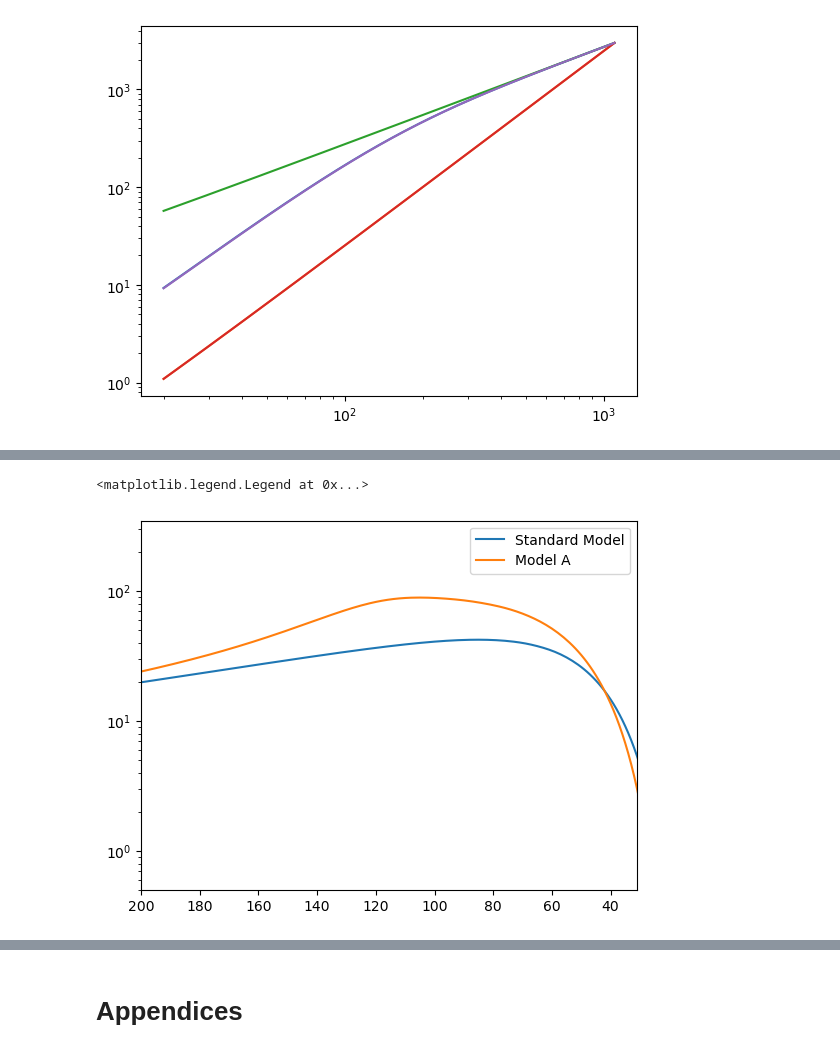
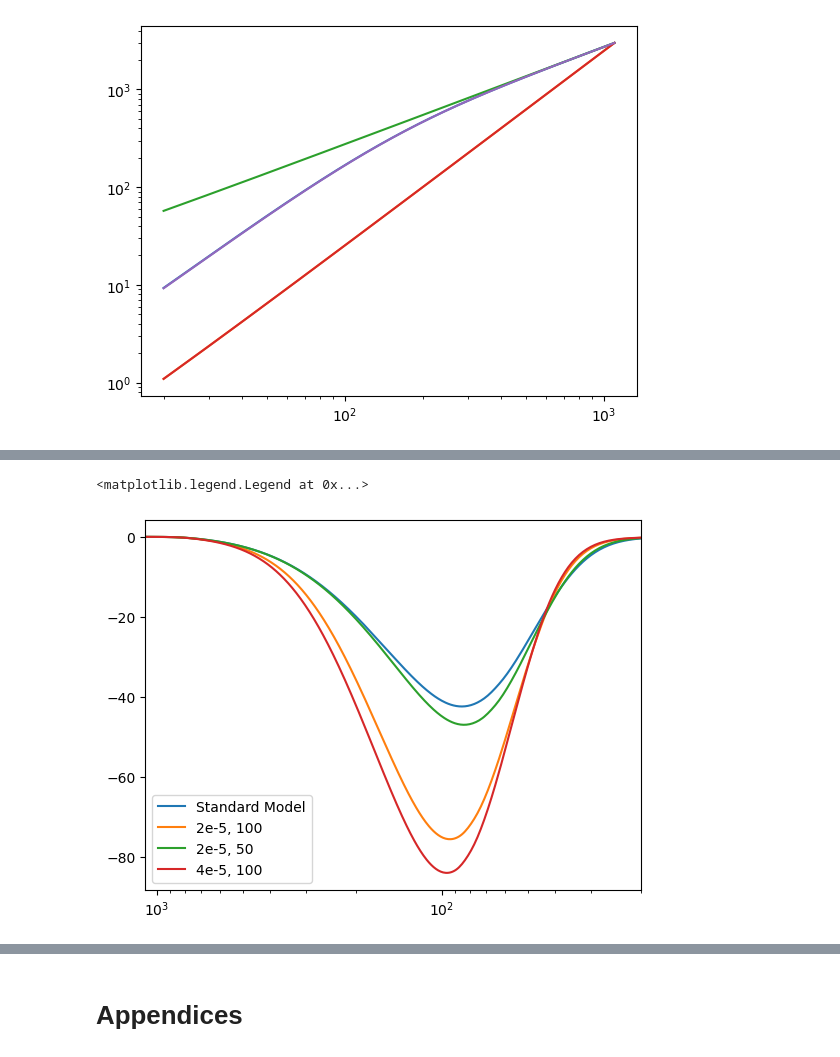
Before and after one commit to daba9359/LuCEE-Night_Simulation, a Jupyter notebook: LuCEE-Night_Simulation.ipynb, the cells around one changed output, grey strips where cells are left out. Cells and saved outputs as stored; diff of their text form; code cells hidden in the pictures.

```diff
--- a/LuCEE-Night_Simulation.ipynb
+++ b/LuCEE-Night_Simulation.ipynb
@@ -1360,0 +1402,11 @@ dTb(z_array,camb_xe_interp,My_Tk[1])
+# %%
+## This graphs the EDE models against the standard hubble flow.  Note how similar it is (pretty much exact) to Figure 1 in Hill and Baxter
+H = lambda z: (H0)*np.sqrt(omR0*(1+z)**4+omM0*(1+z)**3+omK0*(1+z)**2+(omL0))
+H_ee = lambda z,oee,a_c: (H0)*np.sqrt(omR0*(1+z)**4+omM0*(1+z)**3+omK0*(1+z)**2+oee*((1+a_c**6)/((1/(1+z))**6+a_c**6)))
+a_c = lambda z: 1/(1+z)
+plt.plot(z_array,H(z_array))
+plt.plot(z_array,H_ee(z_array,2e-5,a_c(100)))
+plt.plot(z_array,H_ee(z_array,2e-5,a_c(50)))
+plt.plot(z_array,H_ee(z_array,4e-5,a_c(100)))
+plt.xscale("log")
+plt.yscale("log")
@@ -1360,0 +1458,5 @@ dTb(z_array,camb_xe_interp,My_Tk[1])
+# %%
+z_array_Tk=np.arange(20,1100,0.01)
+EDE1 = Tk_EDE(z_array_Tk,2e-5,100)
+EDE2 = Tk_EDE(z_array_Tk,2e-5,50)
+EDE3 = Tk_EDE(z_array_Tk,4e-5,100)
@@ -1361,18 +1473,13 @@ dTb(z_array,camb_xe_interp,My_Tk[1])
 # %%
-nu_array=rs2nu(z_array)
+plt.plot(z_array,dTb(z_array,camb_xe_interp,My_Tk[1]),label="Standard Model")
+plt.plot(z_array,dTb(z_array,camb_xe_interp,EDE1[1]),label="2e-5, 100")   # looks good barring numerically instability
+plt.plot(z_array,dTb(z_array,camb_xe_interp,EDE2[1]),label="2e-5, 50")  #looks good
+plt.plot(z_array,dTb(z_array,camb_xe_interp,EDE3[1]),label="4e-5, 100")  # completely wrong
+plt.xlim(1100,20)
 
-plt.plot(z_array,np.abs(dTb(z_array,camb_xe_interp,My_Tk[1])),label="Standard Model")
-plt.plot(z_array,np.abs(dTb(z_array,camb_xe_interp,MCDM3[1])),label="Model A")
-# plt.plot(z_array,ERB2(z_array),label="0.01")
-# plt.plot(z_array,ERB3(z_array),label="0.1")
-# plt.plot(z_array,ERB4(z_array),label="0.4")
-# plt.plot(z_array,ERB5(z_array),label="375")
-plt.xlim(200,31)
-# plt.ylim(0,350)
-# plt.xscale("log")
-plt.yscale("log")
-plt.ylim(0.5,350)
+# plt.ylim(-100,0)
+plt.xscale("log")
 plt.legend()
 # %% [output]
 <matplotlib.legend.Legend at 0x...>
-[figure, old version]
+[figure, new version]
```
Also changed, not shown: parts of 21 cells of this notebook, 2 other files.
